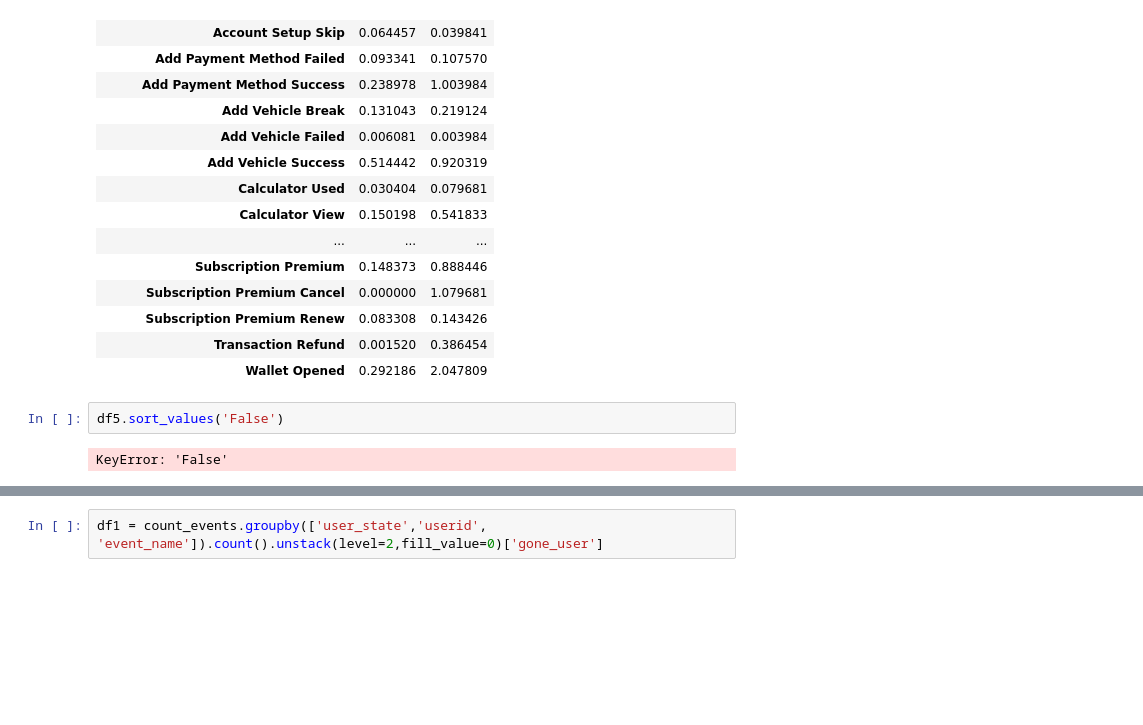
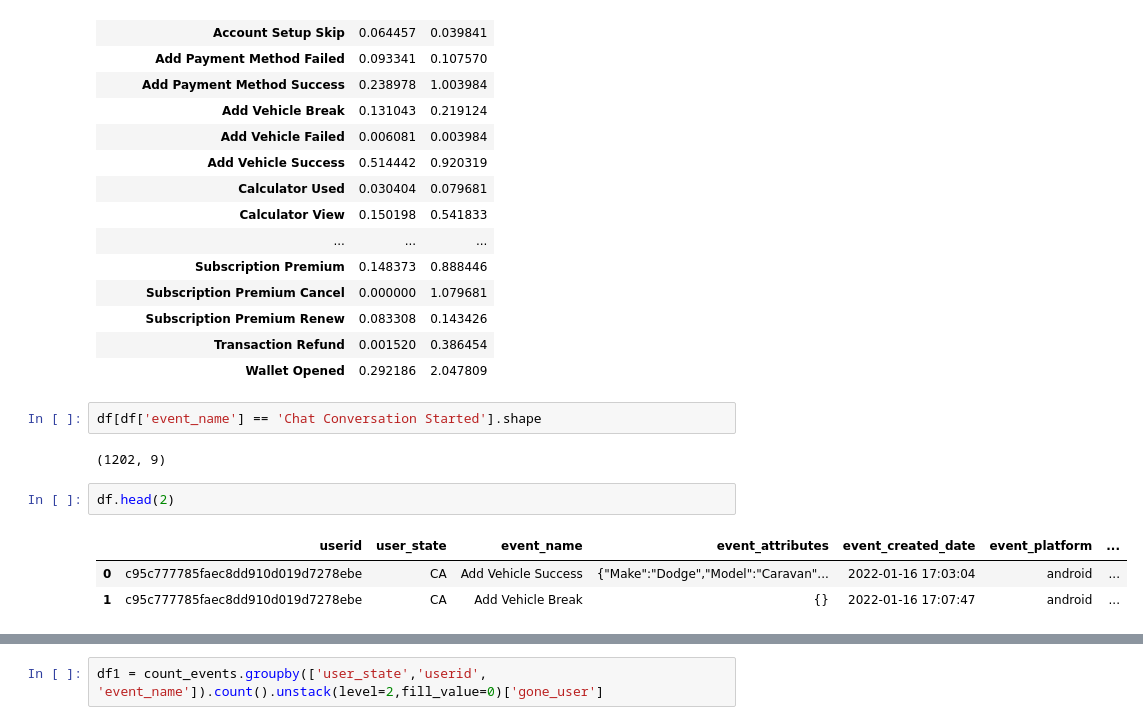
Before and after one commit to yanov2708/INT20H, a Jupyter notebook: test_task.ipynb, the cells around one changed output, grey strips where cells are left out. Saved outputs shown, nothing was run; the diff lists cells and outputs as text; blank space fills up the shorter version.

```diff
--- a/test_task.ipynb
+++ b/test_task.ipynb
@@ -55,7 +55,13 @@ df5
 | Subscription Premium Renew | 0.083308 | 0.143426 |
 | Transaction Refund | 0.001520 | 0.386454 |
 | Wallet Opened | 0.292186 | 2.047809 |
-# %%
-df5.sort_values('False')
-# %% [output]
-KeyError: 'False'
+# %%
+df[df['event_name'] == 'Chat Conversation Started'].shape
+# %% [output]
+(1202, 9)
+# %%
+df.head(2)
+# %% [output]
+|  | userid | user_state | event_name | event_attributes | event_created_date | event_platform | ... |
+| 0 | c95c777785faec8dd910d019d7278ebe | CA | Add Vehicle Success | {"Make":"Dodge","Model":"Caravan"... | 2022-01-16 17:03:04 | android | ... |
+| 1 | c95c777785faec8dd910d019d7278ebe | CA | Add Vehicle Break | {} | 2022-01-16 17:07:47 | android | ... |
```
Also changed, not shown: parts of 9 cells of this notebook.
